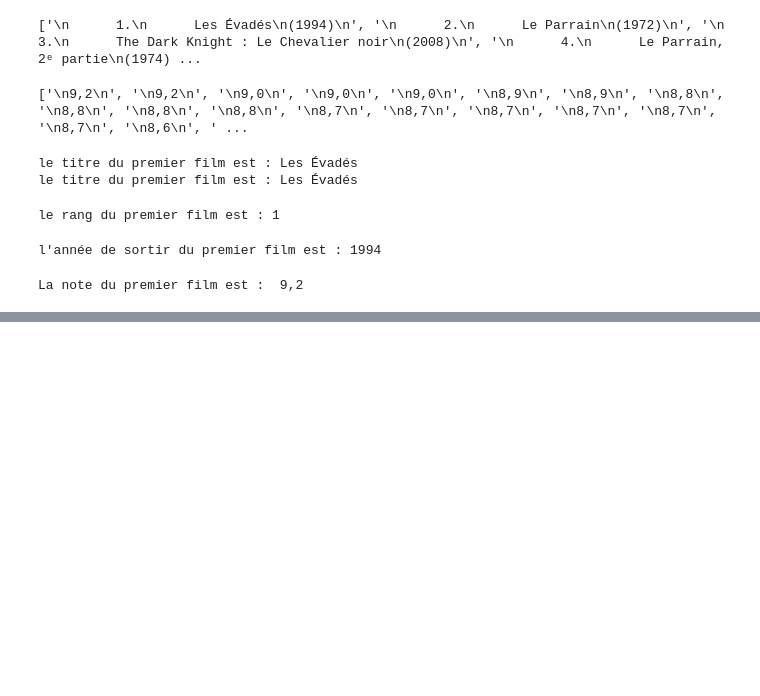
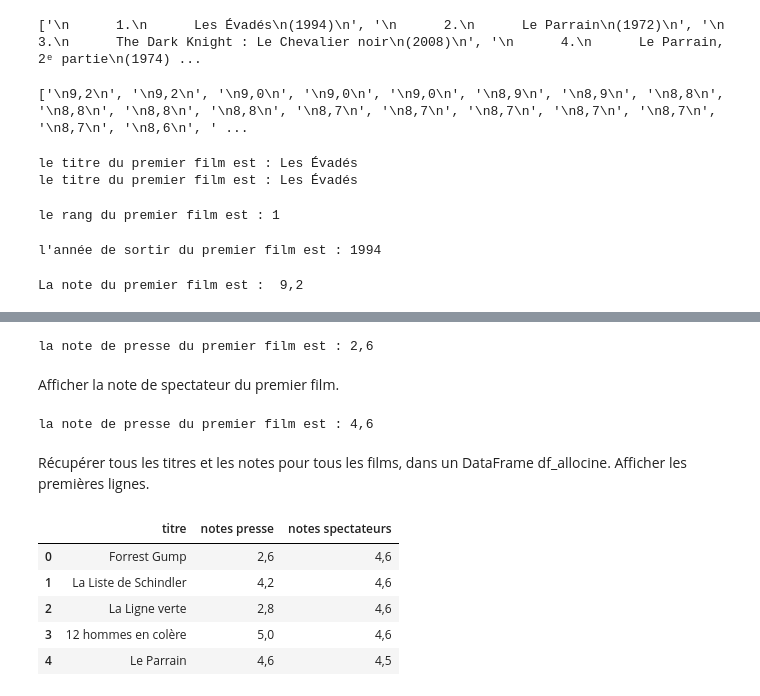
Before and after one commit to Doryane/Doryane, a Jupyter notebook: Exam_133_Webscarpping.ipynb, the cells around one changed output, grey strips where cells are left out. Cells and saved outputs as stored; diff of their text form; code cells hidden in the pictures; blank space fills up the shorter version.

```diff
--- a/Exam_133_Webscarpping.ipynb
+++ b/Exam_133_Webscarpping.ipynb
@@ -132,0 +167,10 @@ df_imdb.head()
+# %%
+# Nettoyer les listes
+notes_allocine_presse=[]
+notes_allocine_spectateurs=[]
+for i in range(len(notes_allocine)):
+    notes_allocine.append(notes_allocine[i].replace('\n',' '))
+    if "Presse" in str(notes_allocine[i]):
+      notes_allocine_presse.append(notes_allocine[i][notes_allocine[i].find(",")-1:notes_allocine[i].find(",")+2])
+    elif "Spectateurs" in str(notes_allocine[i]):
+      notes_allocine_spectateurs.append(notes_allocine[i][notes_allocine[i].find(",")-1:notes_allocine[i].find(",")+2])
@@ -132,0 +192,14 @@ df_imdb.head()
+# %%
+# Afficher la note de presse du premier film.
+print("la note de presse du premier film est :", notes_allocine_presse[0])
+# %% [output]
+la note de presse du premier film est : 2,6
+# %% [markdown]
+Afficher la note de spectateur du premier film.
+# %%
+# Afficher la note de spectateurs du premier film.
+print("la note de presse du premier film est :", notes_allocine_spectateurs[0])
+# %% [output]
+la note de presse du premier film est : 4,6
+# %% [markdown]
+Récupérer tous les titres et les notes pour tous les films, dans un DataFrame df_allocine. Afficher les premières lignes.
@@ -132,0 +210,9 @@ df_imdb.head()
+# %%
+df_allocine.head()
+# %% [output]
+|  | titre | notes presse | notes spectateurs |
+| 0 | Forrest Gump | 2,6 | 4,6 |
+| 1 | La Liste de Schindler | 4,2 | 4,6 |
+| 2 | La Ligne verte | 2,8 | 4,6 |
+| 3 | 12 hommes en colère | 5,0 | 4,6 |
+| 4 | Le Parrain | 4,6 | 4,5 |
```
Also changed, not shown: parts of 23 cells of this notebook.
